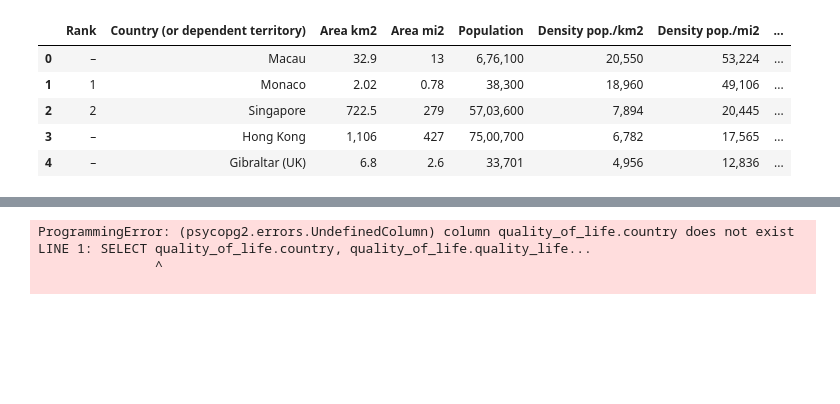
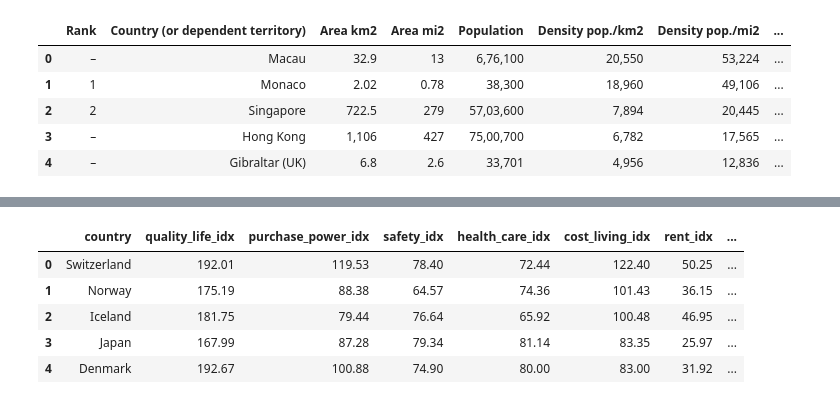
Before and after one commit to fredtan30/Project-2-ETL-Countries-Cost-Living, a Jupyter notebook: Untitled.ipynb, the cells around one changed output, grey strips where cells are left out. Cells and saved outputs as stored; diff of their text form; code cells hidden in the pictures; blank space fills up the shorter version.

```diff
--- a/Untitled.ipynb
+++ b/Untitled.ipynb
@@ -214,7 +214,8 @@ cost_living_transformed.to_sql(
 # %%
 # queryJoin = 'SELECT quality_of_life.country, quality_of_life.quality_life_idx, quality_of_life.purchase_power_idx, quality_of_life.purchase_power_idx, quality_of_life.safety_idx, quality_of_life.health_care_idx,quality_of_life.cost_living_index, cost_living.rent_index, quality_of_life.pollution_index, properties_affordability.affordability_idx, cost_living_rental_index.rent_idx FROM quality_of_life, population_density, properties_affordability, cost_living_rental_index WHERE quality_of_life.country = properties_affordability.country AND quality_of_life.country = cost_living_rental_index.country AND quality_of_life.country = population_density.country'
 
-joined_table_df = pd.read_sql_query("SELECT quality_of_life.country, quality_of_life.quality_life_idx, quality_of_life.purchase_power_idx, quality_of_life.purchase_power_idx, quality_of_life.safety_idx, quality_of_life.health_care_idx,quality_of_life.cost_living_index, cost_living.rent_index, quality_of_life.pollution_index, properties_affordability.affordability_idx, cost_living_rental_index.rent_idx FROM quality_of_life, population_density, properties_affordability, cost_living_rental_index WHERE quality_of_life.country = properties_affordability.country AND quality_of_life.country = cost_living_rental_index.country AND quality_of_life.country = population_density.country;", con=engine)
+query = 'SELECT quality_of_life.country, quality_of_life.quality_life_idx, quality_of_life.purchase_power_idx, quality_of_life.safety_idx, quality_of_life.health_care_idx, quality_of_life.cost_living_idx, cost_living_rental_index.rent_idx, quality_of_life.pollution_idx, quality_of_life.safety_idx, quality_of_life.property_price_income_ratio, population_density.population_density, properties_affordability.affordability_idx, cost_living_rental_index.rent_idx FROM quality_of_life JOIN property_cost ON property_cost.country = quality_of_life.country JOIN population_density ON property_cost.country = population_density.country JOIN properties_affordability ON population_density.country = properties_affordability.country JOIN cost_living_rental_index ON properties_affordability.country = cost_living_rental_index.country;'
+joined_table_df = pd.read_sql_query(query, con=engine)
 
 joined_table_df.head()
 # %% [output]
@@ -224,4 +224,6 @@ joined_table_df.head()
-ProgrammingError: (psycopg2.errors.UndefinedColumn) column quality_of_life.country does not exist
-LINE 1: SELECT quality_of_life.country, quality_of_life.quality_life...
-               ^
-
+|  | country | quality_life_idx | purchase_power_idx | safety_idx | health_care_idx | cost_living_idx | rent_idx | ... |
+| 0 | Switzerland | 192.01 | 119.53 | 78.40 | 72.44 | 122.40 | 50.25 | ... |
+| 1 | Norway | 175.19 | 88.38 | 64.57 | 74.36 | 101.43 | 36.15 | ... |
+| 2 | Iceland | 181.75 | 79.44 | 76.64 | 65.92 | 100.48 | 46.95 | ... |
+| 3 | Japan | 167.99 | 87.28 | 79.34 | 81.14 | 83.35 | 25.97 | ... |
+| 4 | Denmark | 192.67 | 100.88 | 74.90 | 80.00 | 83.00 | 31.92 | ... |
```
Also changed, not shown: parts of 7 cells of this notebook.
